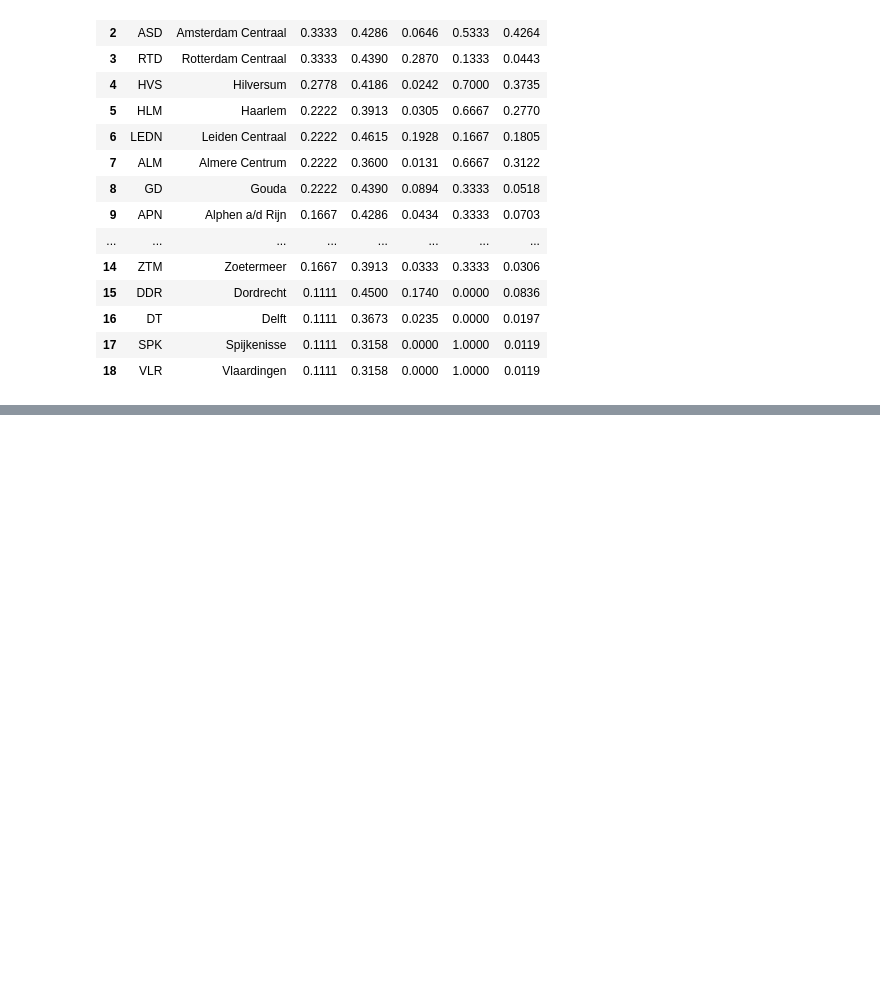
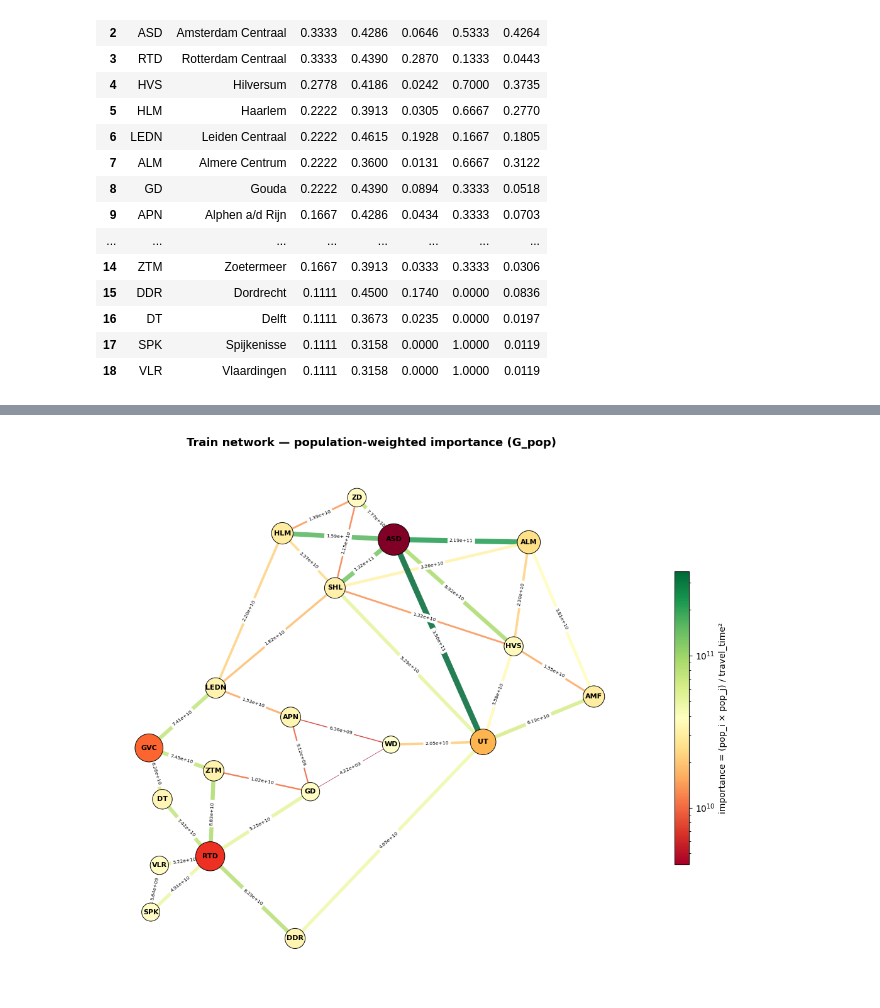
Before and after one commit to EVO5055/SEN124A-Project, a Jupyter notebook: Create_network_roads.ipynb, the cells around one changed output, grey strips where cells are left out. Cells and saved outputs as stored; diff of their text form; code cells hidden in the pictures; blank space fills up the shorter version.

Commit message:
added pop based metrics for road network

```diff
--- a/Create_network_roads.ipynb
+++ b/Create_network_roads.ipynb
@@ -102,0 +129,18 @@ evaluate_network_metrics(G)
+# %%
+rows = []
+for u, v, d in G_pop.edges(data=True):
+    rows.append({
+        "from":        u,
+        "to":          v,
+        "pop_from":    pop_lookup.get(u, 0),
+        "pop_to":      pop_lookup.get(v, 0),
+        "travel_time": round(d["travel_time"], 2),
+        "importance":  round(d["importance"], 2)
+    })
+
+importance_df = (
+    pd.DataFrame(rows)
+    .sort_values("importance", ascending=False)
+    .reset_index(drop=True)
+)
+print(importance_df.to_string(index=False))
@@ -102,0 +165,35 @@ evaluate_network_metrics(G)
+# %%
+fig, ax = plt.subplots(figsize=(11, 9))
+
+pops  = np.array([G_pop.nodes[n]["population"] for n in G_pop.nodes()])
+sizes = 100 + 1200 * (np.sqrt(pops) / np.sqrt(pops.max()))
+
+importances = np.array([d["importance"] for _, _, d in G_pop.edges(data=True)])
+norm        = mcolors.LogNorm(vmin=importances.min(), vmax=importances.max())
+cmap        = cm.RdYlGn
+edge_colors = [cmap(norm(v)) for v in importances]
+edge_widths = [0.5 + 6.0 * norm(v) for v in importances]
+
+nx.draw_networkx_edges(G_pop, pos, ax=ax,
+                       edge_color=edge_colors, width=edge_widths, alpha=0.85)
+nx.draw_networkx_nodes(G_pop, pos, ax=ax,
+                       node_size=list(sizes),
+                       node_color=list(pops),
+                       cmap=cm.YlOrRd,
+                       edgecolors="black", linewidths=0.7)
+nx.draw_networkx_labels(G_pop, pos, ax=ax, font_size=8, font_weight="bold")
+
+edge_labels = {(u, v): f"{d['importance']:.2e}" for u, v, d in G_pop.edges(data=True)}
+nx.draw_networkx_edge_labels(G_pop, pos, edge_labels=edge_labels, font_size=5.5, ax=ax)
+
+sm = cm.ScalarMappable(cmap=cmap, norm=norm)
+sm.set_array([])
+plt.colorbar(sm, ax=ax, shrink=0.55,
+             label="importance = (pop_i × pop_j) / travel_time²")
+
+ax.set_title("Train network — population-weighted importance (G_pop)", fontsize=13, fontweight="bold")
+ax.axis("off")
+plt.tight_layout()
+plt.show()
+# %% [output]
+[figure, added]
```
Also changed, not shown: parts of 5 cells of this notebook.
